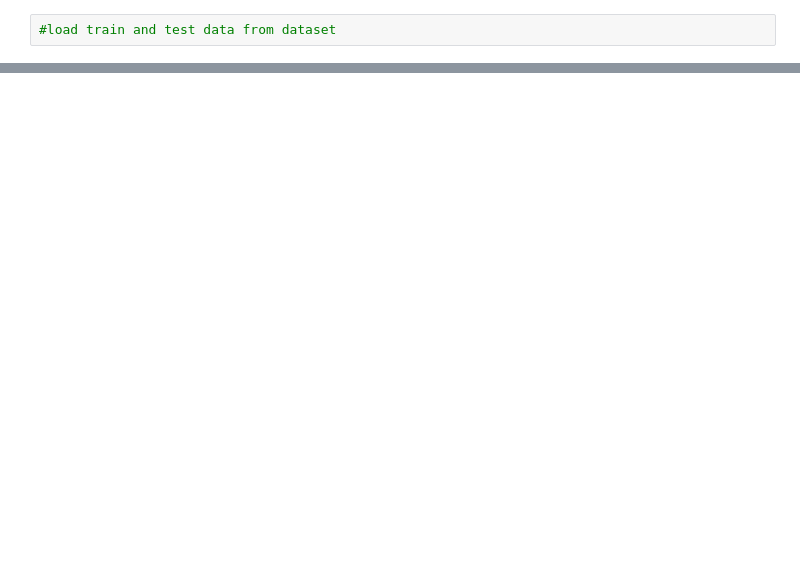
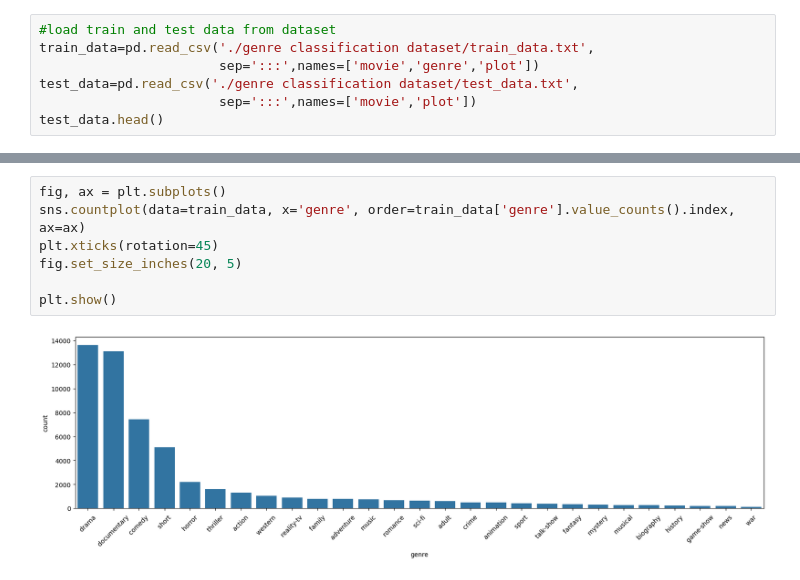
Before and after one commit to zayneb-hamdi/CodSoft, a Jupyter notebook: movie genre prediction/prediction.ipynb, the cells around one changed output, grey strips where cells are left out. Drawn from its saved outputs; the diff is of its cells as text; blank space fills up the shorter version.

```diff
--- a/movie genre prediction/prediction.ipynb
+++ b/movie genre prediction/prediction.ipynb
@@ -3,2 +14,7 @@
 # %%
 #load train and test data from dataset
+train_data=pd.read_csv('./genre classification dataset/train_data.txt',
+                       sep=':::',names=['movie','genre','plot'])
+test_data=pd.read_csv('./genre classification dataset/test_data.txt',
+                       sep=':::',names=['movie','plot'])
+test_data.head()
@@ -7,2 +45,11 @@
+# %%
+fig, ax = plt.subplots()
+sns.countplot(data=train_data, x='genre', order=train_data['genre'].value_counts().index, ax=ax)
+plt.xticks(rotation=45)
+fig.set_size_inches(20, 5)
+
+plt.show()
+# %% [output]
+[figure, added]
 # %%
 #clean the data
```
Also changed, not shown: parts of 13 cells of this notebook, 9 other files.
